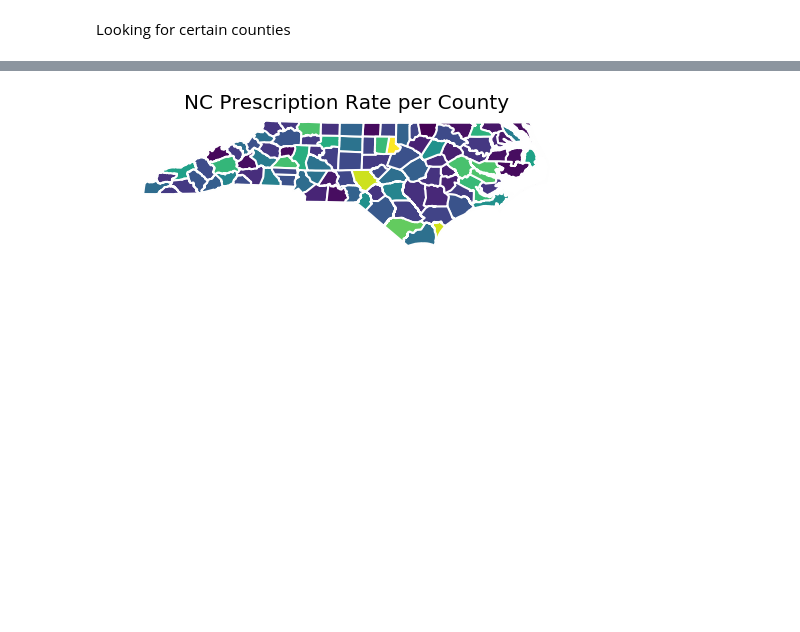
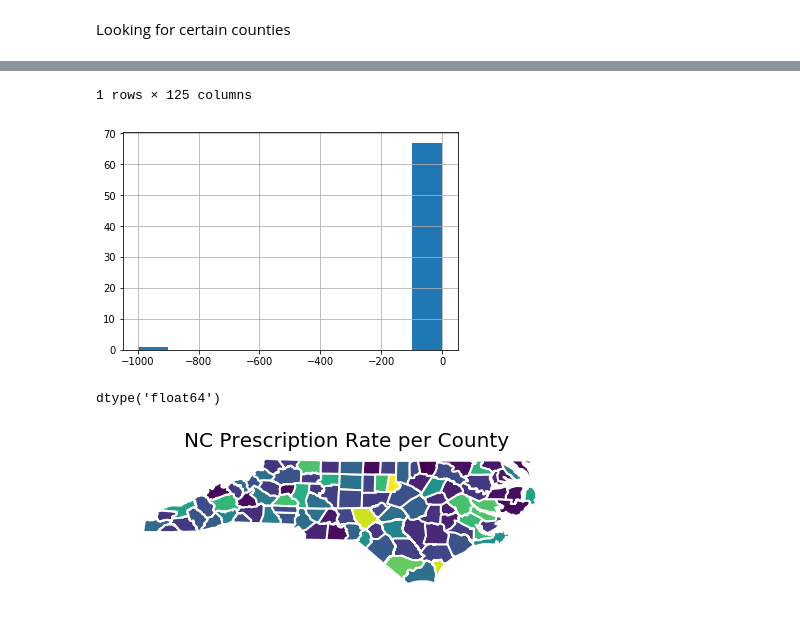
Before and after one commit to jmpmcmanus/Flood, a Jupyter notebook: CDC.ipynb, the cells around one changed output, grey strips where cells are left out. Drawn from its saved outputs; the diff is of its cells as text; code cells hidden in the pictures; blank space fills up the shorter version.

```diff
--- a/CDC.ipynb
+++ b/CDC.ipynb
@@ -80,0 +45,5 @@ plt.show()
+# %%
+ctdata['F_THEME3'].hist()
+ctdata['F_THEME3'].sort_values(ascending=False)
+ctdata[ctdata['F_THEME3']<0]
+# %% [output]
@@ -81,3 +52,9 @@ plt.show()
+1 rows × 125 columns
+[figure, added]
+# %%
+ctdata['F_THEME3'].dtype
+# %% [output]
+dtype('float64')
 # %%
 #plt.figure(figsize=(8,6))
 ncctdata_all.plot(column='rate',linewidth=2,edgecolor='2')
```
Also changed, not shown: parts of 17 cells of this notebook, 2 other files.
